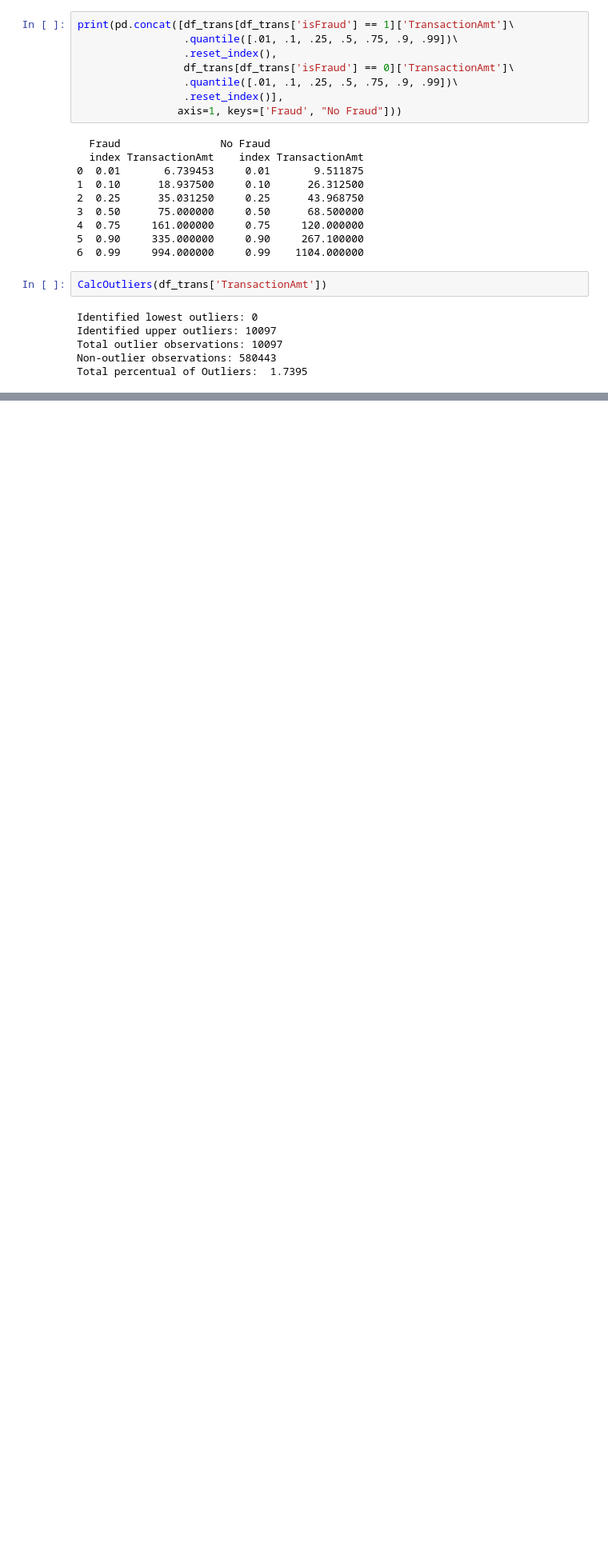
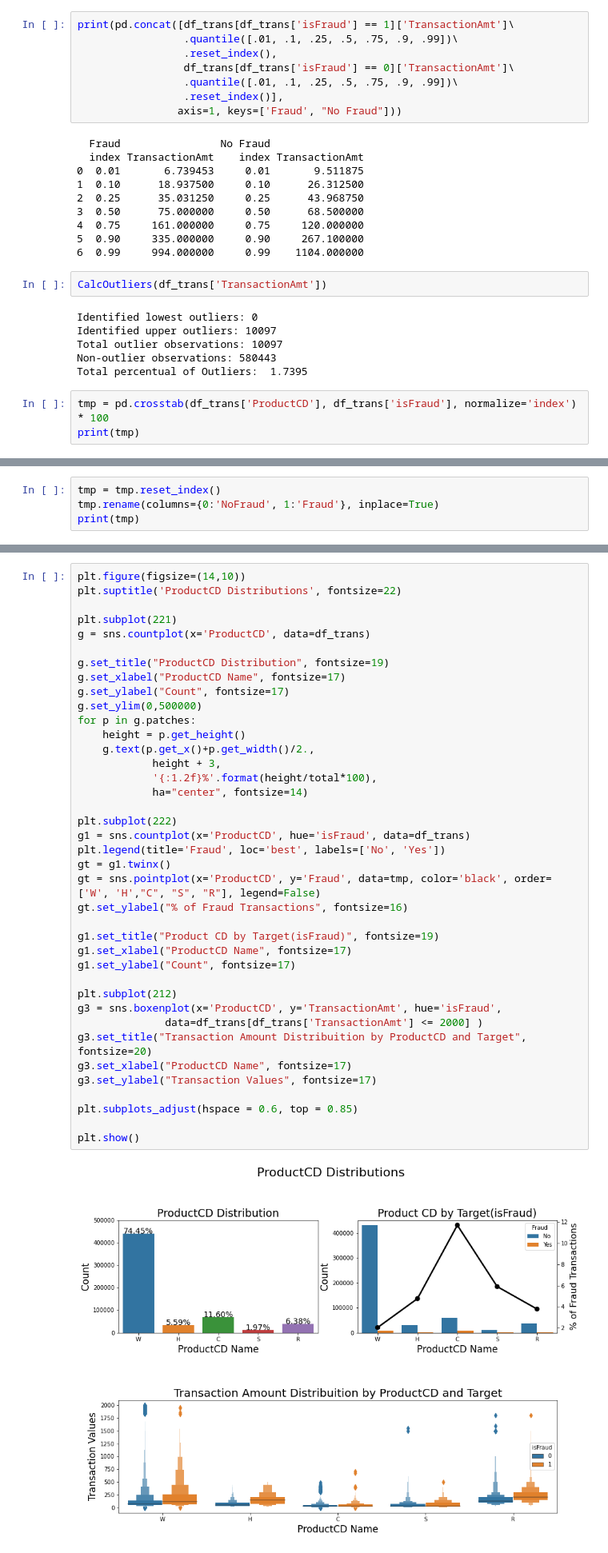
Before and after one commit to yesmishgan/AntiFraudProject, a Jupyter notebook: research.ipynb, the cells around one changed output, grey strips where cells are left out. Shown: that part at 80% size. Cells and saved outputs as stored; diff of their text form; blank space fills up the shorter version.

Commit message:
Add statistic about ProductCD

```diff
--- a/research.ipynb
+++ b/research.ipynb
@@ -290,3 +290,6 @@ Identified upper outliers: 10097
 Total outlier observations: 10097
 Non-outlier observations: 580443
 Total percentual of Outliers:  1.7395
+# %%
+tmp = pd.crosstab(df_trans['ProductCD'], df_trans['isFraud'], normalize='index') * 100
+print(tmp)
@@ -292,0 +304,4 @@ Total percentual of Outliers:  1.7395
+# %%
+tmp = tmp.reset_index()
+tmp.rename(columns={0:'NoFraud', 1:'Fraud'}, inplace=True)
+print(tmp)
@@ -292,0 +315,41 @@ Total percentual of Outliers:  1.7395
+# %%
+plt.figure(figsize=(14,10))
+plt.suptitle('ProductCD Distributions', fontsize=22)
+
+plt.subplot(221)
+g = sns.countplot(x='ProductCD', data=df_trans)
+
+g.set_title("ProductCD Distribution", fontsize=19)
+g.set_xlabel("ProductCD Name", fontsize=17)
+g.set_ylabel("Count", fontsize=17)
+g.set_ylim(0,500000)
+for p in g.patches:
+    height = p.get_height()
+    g.text(p.get_x()+p.get_width()/2.,
+            height + 3,
+            '{:1.2f}%'.format(height/total*100),
+            ha="center", fontsize=14)
+
+plt.subplot(222)
+g1 = sns.countplot(x='ProductCD', hue='isFraud', data=df_trans)
+plt.legend(title='Fraud', loc='best', labels=['No', 'Yes'])
+gt = g1.twinx()
+gt = sns.pointplot(x='ProductCD', y='Fraud', data=tmp, color='black', order=['W', 'H',"C", "S", "R"], legend=False)
+gt.set_ylabel("% of Fraud Transactions", fontsize=16)
+
+g1.set_title("Product CD by Target(isFraud)", fontsize=19)
+g1.set_xlabel("ProductCD Name", fontsize=17)
+g1.set_ylabel("Count", fontsize=17)
+
+plt.subplot(212)
+g3 = sns.boxenplot(x='ProductCD', y='TransactionAmt', hue='isFraud',
+              data=df_trans[df_trans['TransactionAmt'] <= 2000] )
+g3.set_title("Transaction Amount Distribuition by ProductCD and Target", fontsize=20)
+g3.set_xlabel("ProductCD Name", fontsize=17)
+g3.set_ylabel("Transaction Values", fontsize=17)
+
+plt.subplots_adjust(hspace = 0.6, top = 0.85)
+
+plt.show()
+# %% [output]
+[figure, added]
```
Also changed, not shown: parts of 4 cells of this notebook.
